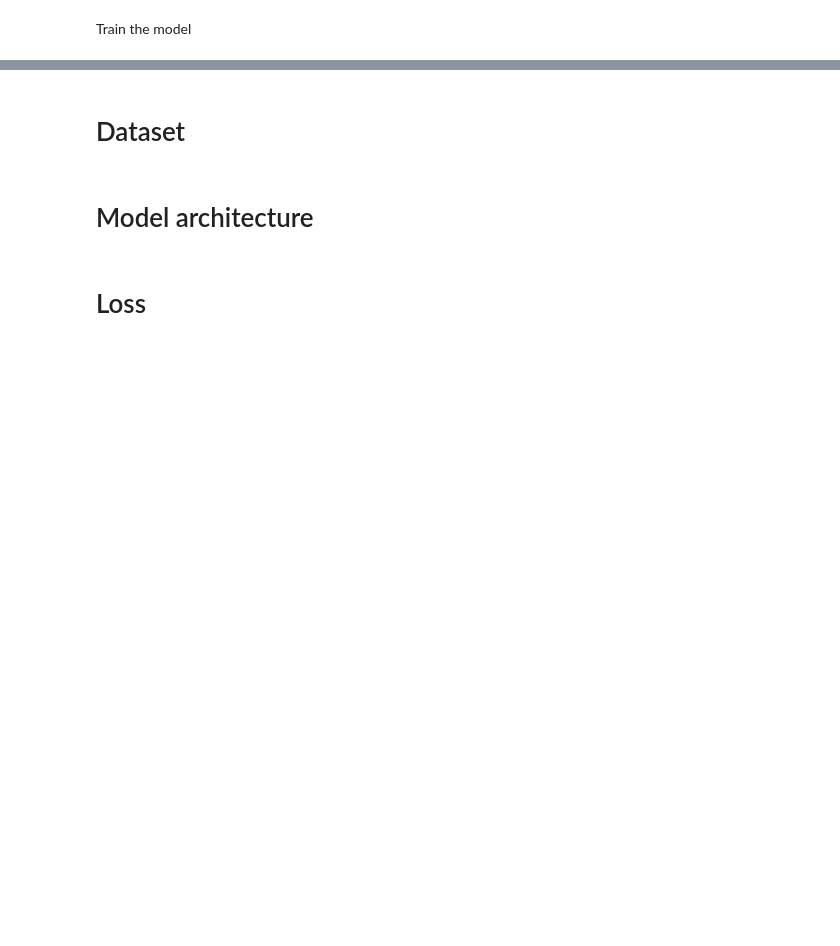
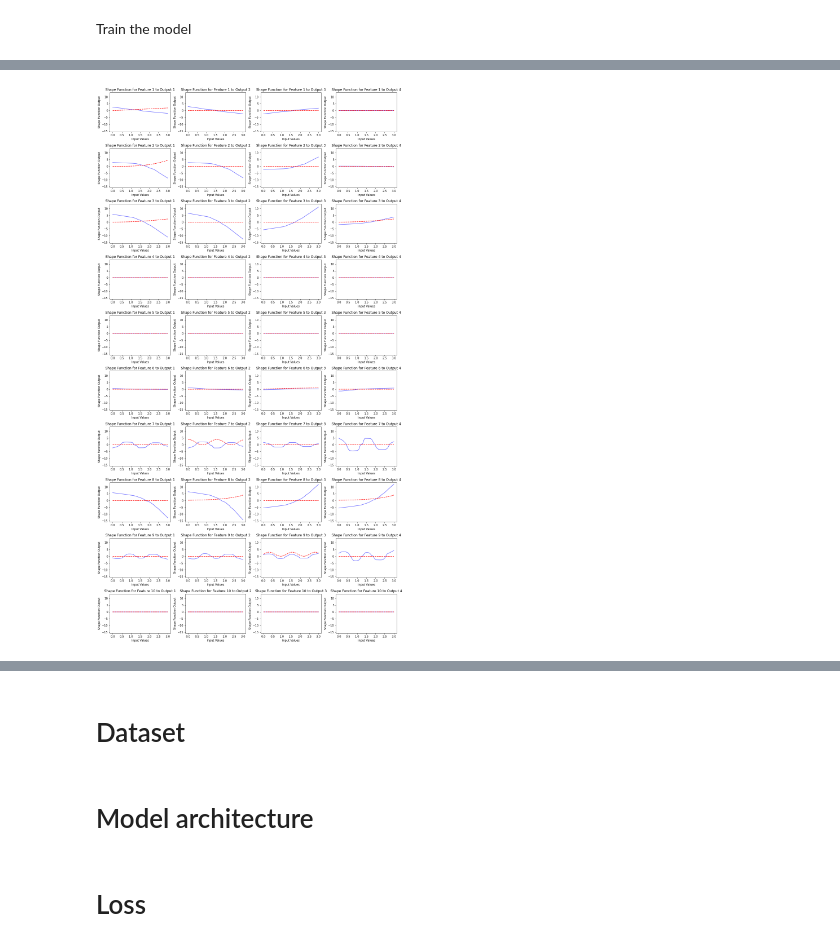
Before and after one commit to yuvalzehavi22/multi-classification-NAM, a Jupyter notebook: multi_class_nam.ipynb, the cells around one changed output, grey strips where cells are left out. Drawn from its saved outputs; the diff is of its cells as text; code cells hidden in the pictures; blank space fills up the shorter version.

```diff
--- a/multi_class_nam.ipynb
+++ b/multi_class_nam.ipynb
@@ -125,6 +103,7 @@ Initialaize Model
 model = HierarchNeuralAdditiveModel(num_inputs=args.in_features,
                                         task_type= args.task_type,
                                         hierarch_net= args.hierarch_net,
+                                        learn_only_concepts = args.learn_only_concepts,
                                         #phase1 - latent_features:
                                         num_units_phase1= args.first_hidden_dim_phase1,
                                         hidden_units_phase1 = args.hidden_dim_phase1,
@@ -298,6 +451,6 @@ Epoch 0 | Train Loss: 7.35321 | Train MAE: 2.26905 | Train RMSE: 2.58167
 # %%
-args.num_exp = 2000
-args.epochs = 100
+args.num_exp = 10000
+args.epochs = 200
 args.featureNN_arch_phase1 = 'single_to_multi_output'
 args.featureNN_arch_phase2 = 'multi_output'
 args.first_hidden_dim_phase1 = 64
@@ -305,7 +458,7 @@ args.hidden_dim_phase1 = [64, 32]
 args.first_activate_layer_phase1 = "ReLU"
 args.hidden_activate_layer_phase1 = "ReLU"
 args.first_hidden_dim_phase2 = 64
-args.hidden_dim_phase2 = [64, 32]
+args.hidden_dim_phase2 = [32]
 args.first_activate_layer_phase2 = "ReLU"
 args.hidden_activate_layer_phase2 = "ReLU"
 #--batch_size 128 --monotonicity_lambda_phase2 0.001 --lr_scheduler 'CosineAnnealingLR' --learning_rate 0.003
@@ -348,3 +501,5 @@ model.to(device)
 model.eval()
 X = X.to(device)
 logits, latent_features, _, _ = model(X)
+
+#plot_concepts_weights(out_weights, model, model_predict = True)
@@ -412,0 +516,7 @@ torch.Size([500, 2])
+# %%
+num_test_exp=500
+X_new, y_phase1, shape_functions_phase1, out_weights = SyntheticDatasetGenerator.get_synthetic_data_phase1(num_test_exp, args.in_features, is_test=True)
+_, shape_functions_phase2 = SyntheticDatasetGenerator.get_synthetic_data_phase2(latent_features, is_test=True)
+
+x_values_phase1 = torch.linspace(0, 3, num_test_exp).reshape(-1, 1).to(device)
+x_values_phase2 = torch.linspace(round(float(y_phase1.min())), round(float(y_phase1.max())), num_test_exp).reshape(-1, 1).to(device)
@@ -412,0 +548,3 @@ torch.Size([500, 2])
+# %%
+X_new = X_new.to(device)
+logits, latent_features, phase1_gams_out, phase2_gams_out= model(X_new)
@@ -412,0 +559,69 @@ torch.Size([500, 2])
+# %%
+def plot_shape_functions(phase_gams_out, X, shape_functions, num_features=10, num_outputs=4, phase_2=False):
+    """
+    Plots the learned shape functions for each feature.
+
+    Parameters:
+    - phase1_gams_out (torch.Tensor): The shape functions output tensor of shape [samples, outputs, features]
+    - X (torch.Tensor): The input feature values, used for the x-axis
+    - shape_functions (dict): Dictionary containing the true shape functions for each feature-output pair
+    - num_features (int): Number of features
+    - num_outputs (int): Number of outputs per feature (from phase1_gams_out)
+    """
+    # Ensure `X` is on the CPU and converted to NumPy for plotting
+    X = X.cpu().detach().numpy()
+
+    # Move phase1_gams_out to CPU for visualization
+    phase_gams_out = phase_gams_out.detach().cpu().numpy()
+
+    # Determine global min and max values for consistent y-axis limits across all plots
+    global_min = min(phase_gams_out.min(), *[min(func) for func in shape_functions.values()])
+    global_max = max(phase_gams_out.max(), *[max(func) for func in shape_functions.values()])
+
+    # Apply a 10% padding for better visualization
+    y_min = global_min - 0.1 * abs(global_min)
+    y_max = global_max + 0.1 * abs(global_max)
+
+
+    # Create a figure with a subplot for each feature
+    fig, axes = plt.subplots(num_features, num_outputs, figsize=(15, num_features * 3))
+
+    for feature_idx in range(num_features):
+        for output_idx in range(num_outputs):
+            # Select the subplot for this feature and output
+            ax = axes[feature_idx, output_idx] if num_features > 1 else axes[output_idx]
+
+                    # Get the learned shape function values for this feature and output
+            learned_shape_func = phase_gams_out[:, output_idx, feature_idx]
+
+            # Retrieve the true shape function for the current feature-output pair
+            true_shape_func = shape_functions[f'f_{output_idx}_{feature_idx}']
+
+            # Plot the learned shape function for the current feature and output
+            ax.plot(X[:, feature_idx], learned_shape_func, color='blue', alpha=0.6)
+
+            # Plot the true shape function
+            ax.plot(X[:, feature_idx], true_shape_func, color='red', linestyle='--')
+
+            # Set consistent y-limits across all subplots
+            if not phase_2:
+                ax.set_ylim([y_min, y_max])
+
+            if phase_2:
+                ax.set_xlim([0, 8])
+
+            # Set a title and labels
+            ax.set_title(f'Shape Function for Feature {feature_idx + 1} to Output {output_idx + 1}')
+            ax.set_xlabel("Input Values")
+            ax.set_ylabel("Shape Function Output")
+
+    plt.tight_layout(rect=[0, 0.03, 1, 0.95])  # Adjust layout to fit the title
+    plt.show()
+
+# Example usage
+# Assuming `X` is the input tensor used to generate phase1_gams_out
+# Make sure `X` has the same number of samples as phase1_gams_out
+plot_shape_functions(phase1_gams_out, X_new, shape_functions_phase1, num_features=10, num_outputs=4, phase_2=False)
+plot_shape_functions(phase2_gams_out, latent_features, shape_functions_phase2, num_features=4, num_outputs=2, phase_2=True)
+# %% [output]
+[figure, added]
```
Also changed, not shown: parts of 44 cells of this notebook, 8 other files.
